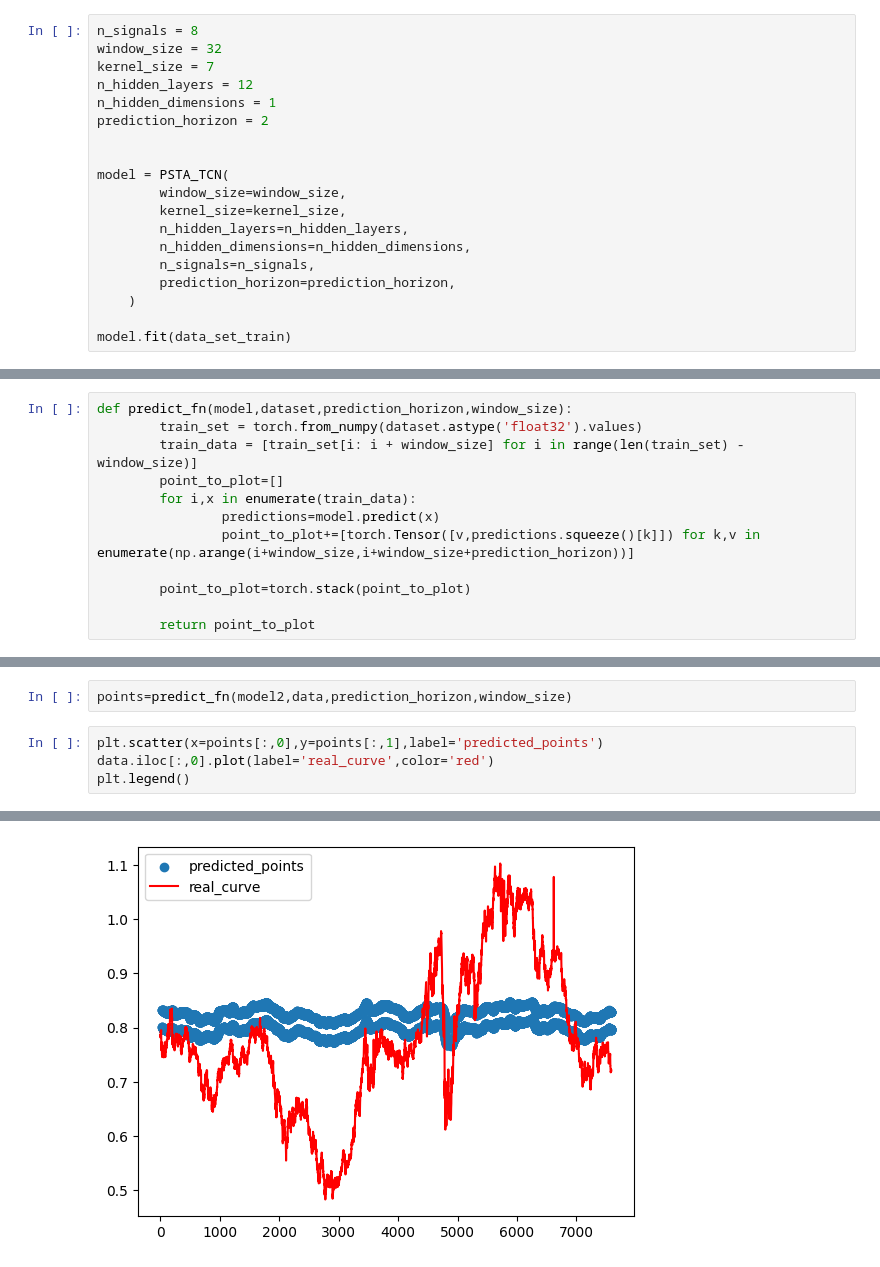
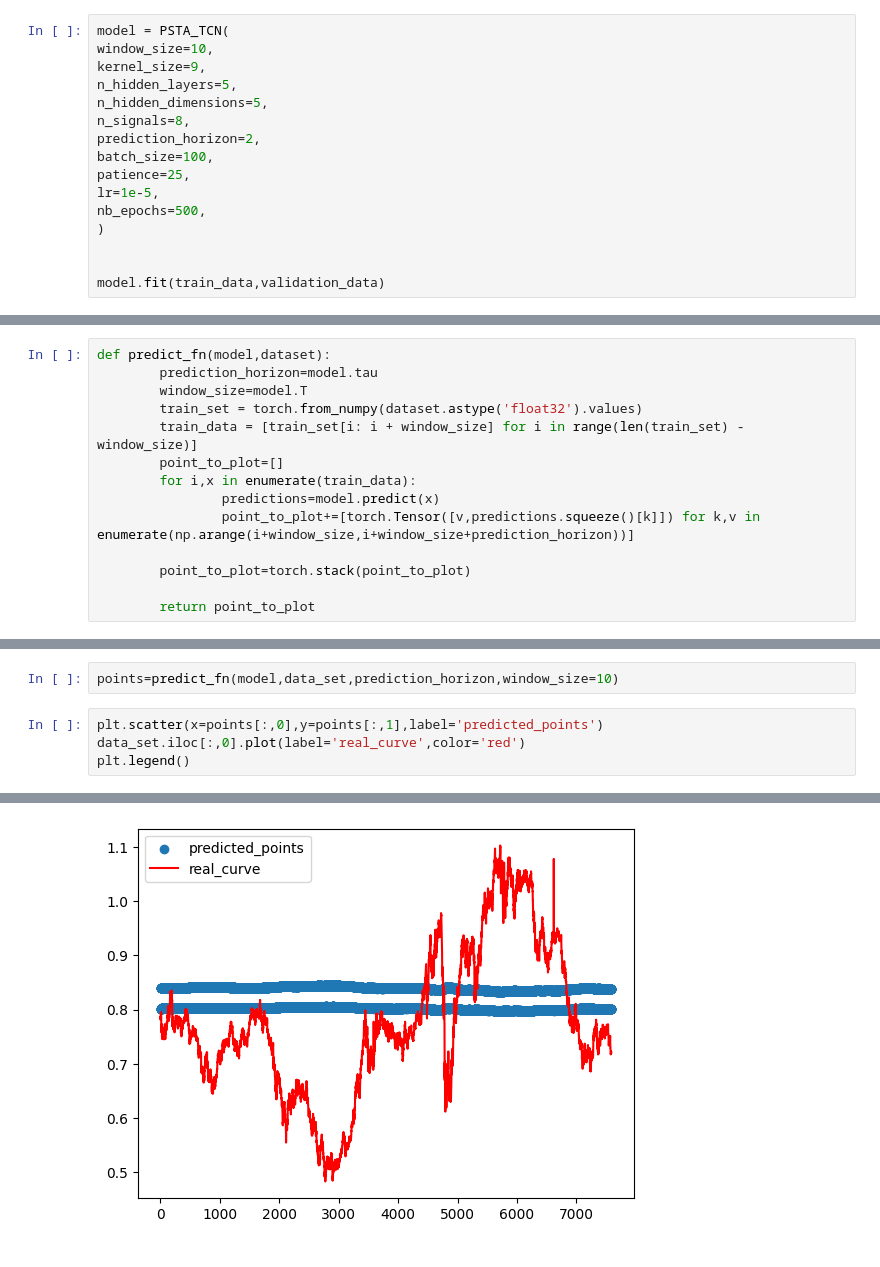
Before and after one commit to VictorGirou/STA-TSN, a Jupyter notebook: check_solution.ipynb, the cells around one changed output, grey strips where cells are left out. Cells and saved outputs as stored; diff of their text form.

```diff
--- a/check_solution.ipynb
+++ b/check_solution.ipynb
@@ -38,20 +27,17 @@ data_set_test
 # %%
-n_signals = 8
-window_size = 32
-kernel_size = 7
-n_hidden_layers = 12
-n_hidden_dimensions = 1
-prediction_horizon = 2
+model = PSTA_TCN(
+window_size=10,
+kernel_size=9,
+n_hidden_layers=5,
+n_hidden_dimensions=5,
+n_signals=8,
+prediction_horizon=2,
+batch_size=100,
+patience=25,
+lr=1e-5,
+nb_epochs=500,
+)
 
 
-model = PSTA_TCN(
-        window_size=window_size,
-        kernel_size=kernel_size,
-        n_hidden_layers=n_hidden_layers,
-        n_hidden_dimensions=n_hidden_dimensions,
-        n_signals=n_signals,
-        prediction_horizon=prediction_horizon,
-    )
-
-model.fit(data_set_train)
+model.fit(train_data,validation_data)
 # %% [output]
@@ -172,7 +176,9 @@ for col in data_set_test.columns:
 [figure]
 [figure]
 # %%
-def predict_fn(model,dataset,prediction_horizon,window_size):
+def predict_fn(model,dataset):
+        prediction_horizon=model.tau
+        window_size=model.T
         train_set = torch.from_numpy(dataset.astype('float32').values)
         train_data = [train_set[i: i + window_size] for i in range(len(train_set) - window_size)]
         point_to_plot=[]
@@ -186,10 +195,10 @@ def predict_fn(model,dataset,prediction_horizon,window_size):
 # %%
-points=predict_fn(model2,data,prediction_horizon,window_size)
+points=predict_fn(model,data_set,prediction_horizon,window_size=10)
 # %%
 plt.scatter(x=points[:,0],y=points[:,1],label='predicted_points')
-data.iloc[:,0].plot(label='real_curve',color='red')
+data_set.iloc[:,0].plot(label='real_curve',color='red')
 plt.legend()
 # %% [output]
 <matplotlib.legend.Legend at 0x...>
-[figure, old version]
+[figure, new version]
 # %%
```
Also changed, not shown: parts of 19 cells of this notebook, 1 other file.
